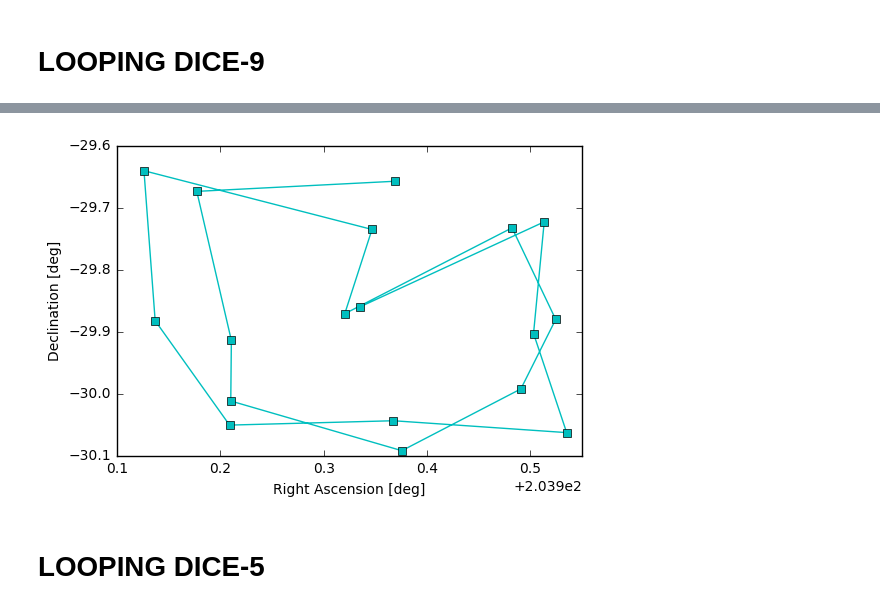
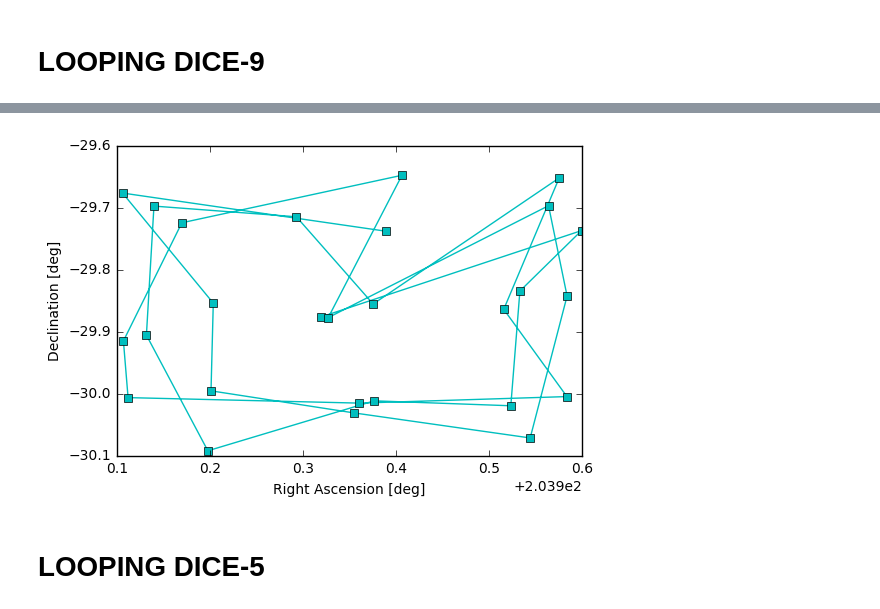
Before and after one commit to panoptes/POCS, a Jupyter notebook: examples/notebooks/Random_Dithering_Examples.ipynb, the cells around one changed output, grey strips where cells are left out. Saved outputs shown, nothing was run; the diff lists cells and outputs as text; code cells hidden in the pictures.

Commit message:
Dithering Example: Dice-9 and Dice-5 with incorporated random selections

```diff
--- a/examples/notebooks/Random_Dithering_Examples.ipynb
+++ b/examples/notebooks/Random_Dithering_Examples.ipynb
@@ -22,88 +22,90 @@ import random
 import matplotlib.pyplot as plt
 
 
-ra='13 37 00'
-dec='-29 51 56.74'
-ra_dec=SkyCoord('%s %s'%(ra, dec), unit=(u.hourangle,u.deg))
-big_offset=0.5*u.deg
-small_offset=0.1*u.deg
-loop=18
+ra = '13 37 00'
+dec = '-29 51 56.74'
+ra_dec=SkyCoord('%s %s' %(ra, dec), unit=(u.hourangle,u.deg))
+pattern_offset = 0.5 * u.deg
+random_offset = 0.1 * u.deg
+loop = 27
 
-def dither_dice9(ra_dec, big_offset,small_offset=0*u.arcsec, loop=9, plot=False):
-    if not isinstance(big_offset,u.Quantity):
-        big_offset=big_offset*u.arcsec
-    if not isinstance(small_offset,u.Quantity):
-        small_offset=small_offset*u.arcsec
-    ra=ra_dec.ra
-    dec=ra_dec.dec
-    number=math.ceil(loop/9.0)
-    big=((0.5*2**0.5)*big_offset)*0.5  #0.5*2**0.5 is due to adjacent side in a right angle triangle (cos45)
-    small= (small_offset*0.5)
-    """Dither"""
-    RA_list=[ra]
-    DEC_list=[dec]
-    for _ in itertools.repeat(None, number):
-        ra1=ra+(big)
+
+def dither_dice9(ra_dec, pattern_offset, random_offset= 0 * u.arcsec, loop=9, plot=False):
+    if not isinstance(pattern_offset, u.Quantity):
+        pattern_offset = pattern_offset * u.arcsec
+    if not isinstance(random_offset, u.Quantity):
+        random_offset = random_offset * u.arcsec
+    ra = ra_dec.ra
+    dec = ra_dec.dec
+    number = math.ceil(loop / 9.0)
+    # 0.5*2**0.5 is due to adjacent side in a right angle triangle (cos45)
+    pattern_ra = (((0.5 * 2 ** 0.5) * pattern_offset) * 0.5) / (np.cos(dec))
+    pattern =((0.5 * 2 ** 0.5) * pattern_offset) * 0.5
+    random_ra = (random_offset * 0.5) / (np.cos(dec))
+    random_dec = (random_offset * 0.5)
+    # Dither
+    RA_list = [ra]
+    DEC_list = [dec]
+    for i in range(number):
+        ra1 = ra + (pattern_ra)
         RA_list.append(ra1)
-        dec1=dec+(big)
+        dec1 = dec + (pattern)
         DEC_list.append(dec1)
 
-        ra2=ra+(big)
+        ra2 = ra + (pattern_ra)
         RA_list.append(ra2)
         DEC_list.append(dec)
 
-        ra3=ra+(big)
+        ra3 = ra + (pattern_ra)
         RA_list.append(ra3)
-        dec3=dec-(big)
+        dec3 = dec - (pattern)
         DEC_list.append(dec3)
 
         RA_list.append(ra)
-        dec4=dec-(big)
+        dec4 = dec - (pattern)
         DEC_list.append(dec4)
 
-        ra5=ra-(big)
+        ra5 = ra - (pattern_ra)
         RA_list.append(ra5)
-        dec5=dec-(big)
+        dec5 = dec - (pattern)
         DEC_list.append(dec5)
 
-        ra6=ra-(big)
+        ra6 = ra - (pattern_ra)
         RA_list.append(ra6)
         DEC_list.append(dec)
 
-        ra7=ra-(big)
+        ra7 = ra - (pattern_ra)
         RA_list.append(ra7)
-        dec7=dec+(big)
+        dec7 = dec + (pattern)
         DEC_list.append(dec7)
 
         RA_list.append(ra)
-        dec8=dec+(big)
+        dec8 = dec + (pattern)
         DEC_list.append(dec8)
 
 
         RA_list.append(ra)
         DEC_list.append(dec)
 
-
-
-    RA_final_list=RA_list[:loop]
-    DEC_final_list=DEC_list[:loop]
-    """Random"""
-    LISTra=[]
-    LISTdec=[]
-    for i in range(0,len(RA_final_list)):
-        RA_offset=random.uniform(RA_final_list[i]-(small),RA_final_list[i]+(small))
+    RA_final_list = RA_list[:loop]
+    DEC_final_list = DEC_list[:loop]
+    # Random
+    LISTra = []
+    LISTdec = []
+    for i in range(0, len(RA_final_list)):
+        RA_offset = RA_final_list[i] + (random.uniform(-random_ra, random_ra))
         LISTra.append(RA_offset)
-        DEC_offset=random.uniform(DEC_final_list[i]-(small),DEC_final_list[i]+(small))
+        DEC_offset = DEC_final_list[i] + (random.uniform(-random_dec, random_dec))
         LISTdec.append(DEC_offset)
-    All=SkyCoord(LISTra,LISTdec)
+    All = SkyCoord(LISTra, LISTdec)
     print (All)
-    if plot==True:
-        plt.plot(All.ra, All.dec,'c-s')
+    if plot is True:
+        plt.plot(All.ra, All.dec, 'c-s')
         plt.ylabel('Declination [deg]')
         plt.xlabel('Right Ascension [deg]')
         plt.show()
     return All
 
-All9=dither_dice9(ra_dec,big_offset, small_offset,loop, True)
+All9=dither_dice9(ra_dec, pattern_offset, random_offset, loop, True)
 # %% [output]
 <SkyCoord (ICRS): (ra, dec) in deg
@@ -119,4 +126,4 @@ All9=dither_dice9(ra_dec,big_offset, small_offset,loop, True)
-[figure, old version]
+[figure, new version]
 # %% [markdown]
 # LOOPING DICE-5
 # %% [markdown]
```
Also changed, not shown: parts of 6 cells of this notebook.
